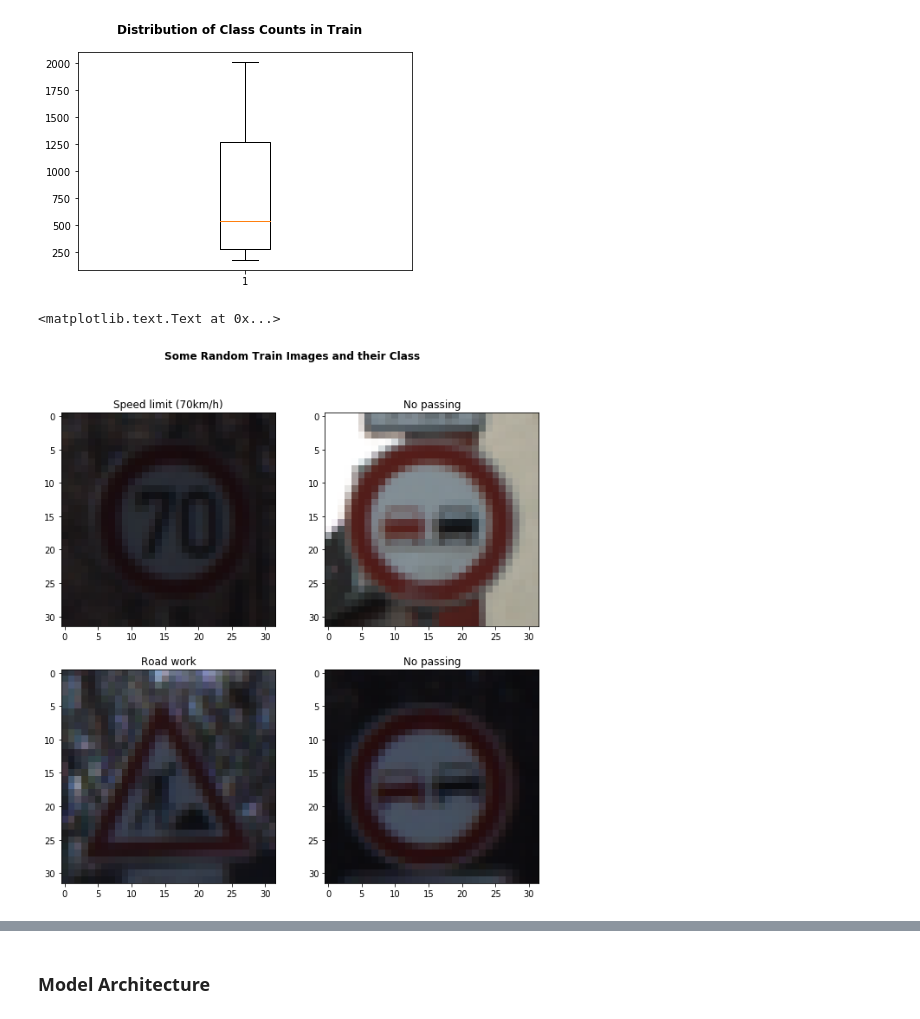
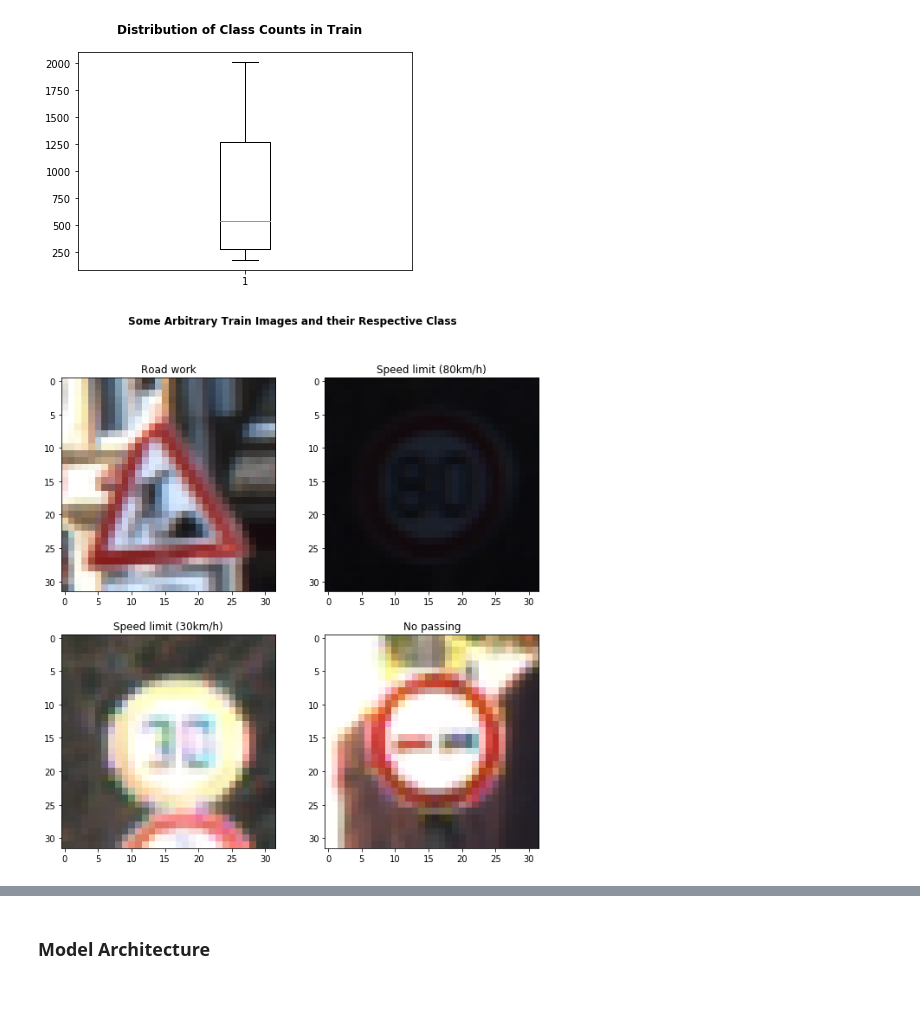
Before and after one commit to soniccrhyme/SDND-Project_2, a Jupyter notebook: Traffic_Sign_Classifier.ipynb, the cells around one changed output, grey strips where cells are left out. Drawn from its saved outputs; the diff is of its cells as text; code cells hidden in the pictures.

```diff
--- a/Traffic_Sign_Classifier.ipynb
+++ b/Traffic_Sign_Classifier.ipynb
@@ -177,17 +158,17 @@ plt.show
 # %%
 plt.close('all')
 fig, ((ax1,ax2),(ax3,ax4)) = plt.subplots(2,2, figsize = (10,10))
 rand_index = np.random.choice(np.arange(n_train),4)
 im1 = ax1.imshow(X_train[rand_index[0]])
 ax1.set_title(signkey.loc[y_train[rand_index[0]],'SignName'])
 im2 = ax2.imshow(X_train[rand_index[1]])
 ax2.set_title(signkey.loc[y_train[rand_index[1]],'SignName'])
 im3 = ax3.imshow(X_train[rand_index[2]])
 ax3.set_title(signkey.loc[y_train[rand_index[2]],'SignName'])
 im4 = ax4.imshow(X_train[rand_index[3]])
 ax4.set_title(signkey.loc[y_train[rand_index[3]],'SignName'])
 
-fig.suptitle('Some Random Train Images and their Class', fontweight = 'bold')
+fig.suptitle('Some Arbitrary Train Images and their Respective Class', fontweight = 'bold')
+plt.savefig('graphics/rand-images')
 # %% [output]
-<matplotlib.text.Text at 0x...>
-[figure, old version]
+[figure, new version]
```
Also changed, not shown: parts of 39 cells of this notebook, 14 other files.
